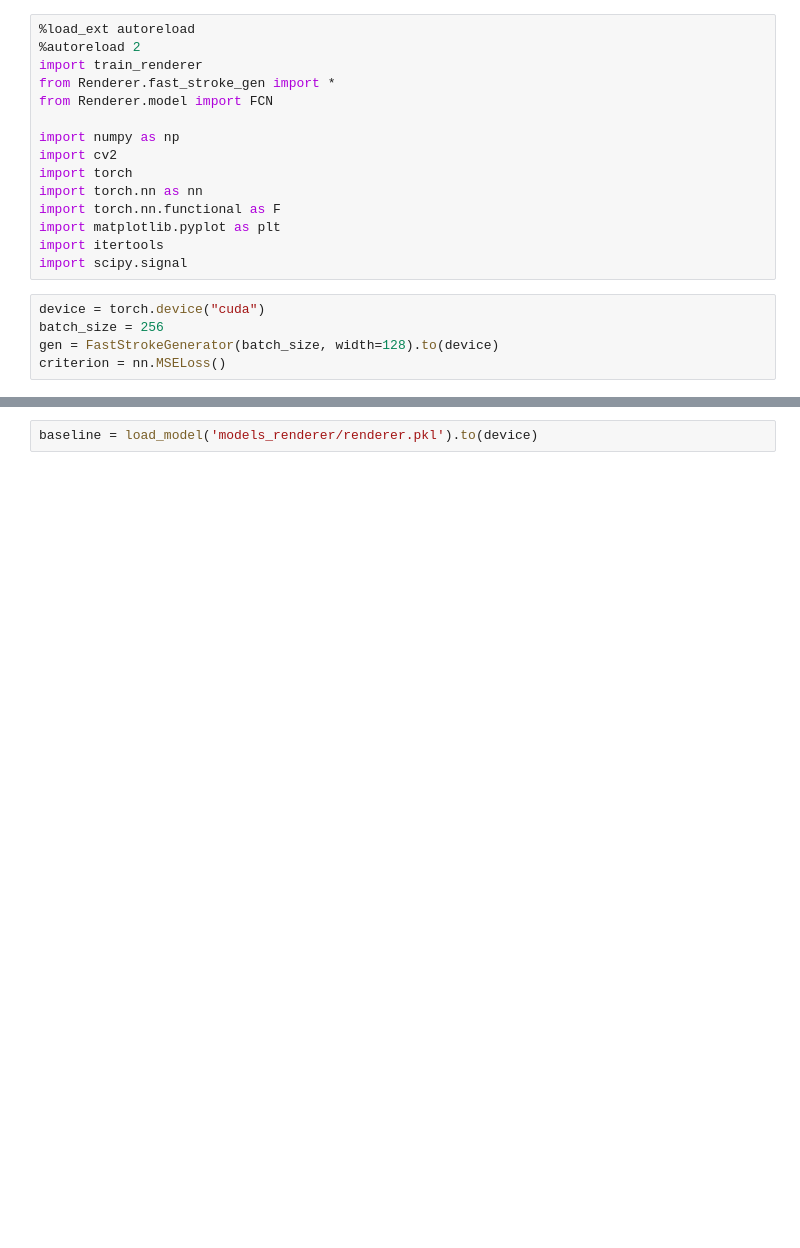
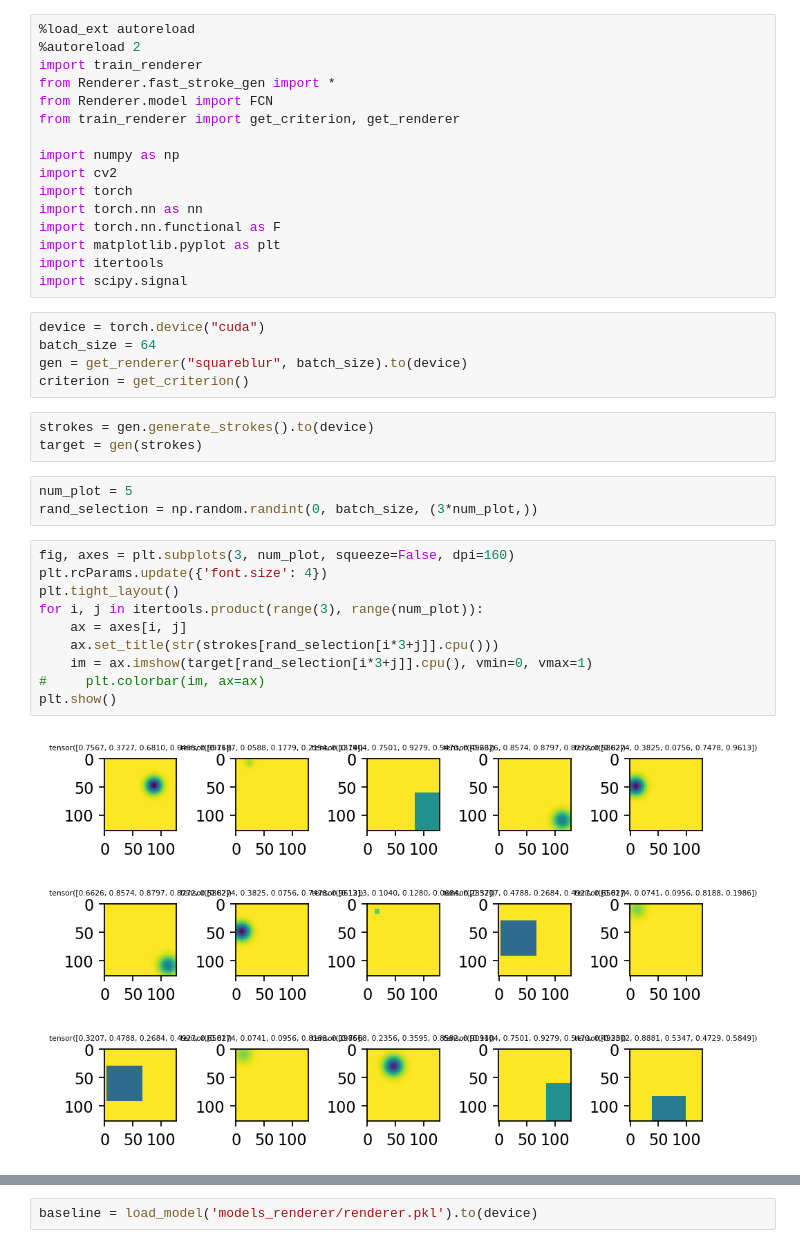
Before and after one commit to tropylium/LearningToPaint, a Jupyter notebook: baseline/renderer_test.ipynb, the cells around one changed output, grey strips where cells are left out. Drawn from its saved outputs; the diff is of its cells as text; blank space fills up the shorter version.

```diff
--- a/baseline/renderer_test.ipynb
+++ b/baseline/renderer_test.ipynb
@@ -4,6 +4,7 @@
 import train_renderer
 from Renderer.fast_stroke_gen import *
 from Renderer.model import FCN
+from train_renderer import get_criterion, get_renderer
 
 import numpy as np
 import cv2
@@ -15,6 +16,24 @@ import itertools
 import scipy.signal
 # %%
 device = torch.device("cuda")
-batch_size = 256
-gen = FastStrokeGenerator(batch_size, width=128).to(device)
-criterion = nn.MSELoss()
+batch_size = 64
+gen = get_renderer("squareblur", batch_size).to(device)
+criterion = get_criterion()
+# %%
+strokes = gen.generate_strokes().to(device)
+target = gen(strokes)
+# %%
+num_plot = 5
+rand_selection = np.random.randint(0, batch_size, (3*num_plot,))
+# %%
+fig, axes = plt.subplots(3, num_plot, squeeze=False, dpi=160)
+plt.rcParams.update({'font.size': 4})
+plt.tight_layout()
+for i, j in itertools.product(range(3), range(num_plot)):
+    ax = axes[i, j]
+    ax.set_title(str(strokes[rand_selection[i*3+j]].cpu()))
+    im = ax.imshow(target[rand_selection[i*3+j]].cpu(), vmin=0, vmax=1)
+#     plt.colorbar(im, ax=ax)
+plt.show()
+# %% [output]
+[figure, added]
```
Also changed, not shown: parts of 6 cells of this notebook, 3 other files.
